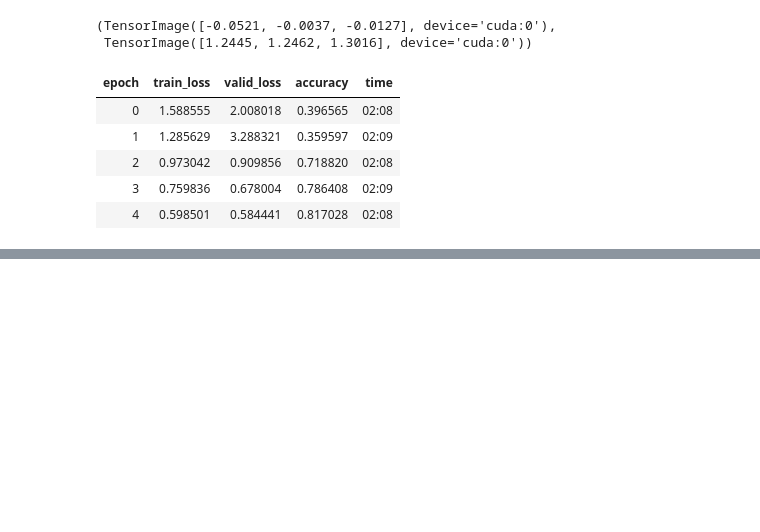
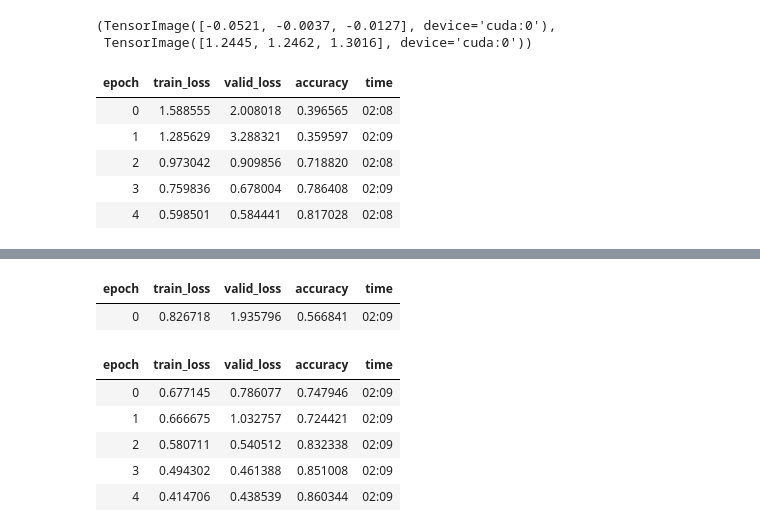
Before and after one commit to wtznc/fastai, a Jupyter notebook: wtznc_07_sizing_and_tta.ipynb, the cells around one changed output, grey strips where cells are left out. Drawn from its saved outputs; the diff is of its cells as text; code cells hidden in the pictures; blank space fills up the shorter version.

```diff
--- a/wtznc_07_sizing_and_tta.ipynb
+++ b/wtznc_07_sizing_and_tta.ipynb
@@ -75,0 +78,9 @@ When fast.ai and its team of students won the DAWNBench competition in 2018, one
+# %%
+dls = get_dls(128, 128)
+learn = Learner(
+    dls,
+    xresnet50(n_out = dls.c),
+    loss_func = CrossEntropyLossFlat(),
+    metrics = accuracy
+)
+learn.fit_one_cycle(4, 3e-3)
@@ -75,0 +93,12 @@ When fast.ai and its team of students won the DAWNBench competition in 2018, one
+# %%
+learn.dls = get_dls(64, 224)
+learn.fine_tune(5, 1e-3)
+# %% [output]
+| epoch | train_loss | valid_loss | accuracy | time |
+| 0 | 0.826718 | 1.935796 | 0.566841 | 02:09 |
+| epoch | train_loss | valid_loss | accuracy | time |
+| 0 | 0.677145 | 0.786077 | 0.747946 | 02:09 |
+| 1 | 0.666675 | 1.032757 | 0.724421 | 02:09 |
+| 2 | 0.580711 | 0.540512 | 0.832338 | 02:09 |
+| 3 | 0.494302 | 0.461388 | 0.851008 | 02:09 |
+| 4 | 0.414706 | 0.438539 | 0.860344 | 02:09 |
```
Also changed, not shown: parts of 9 cells of this notebook.
